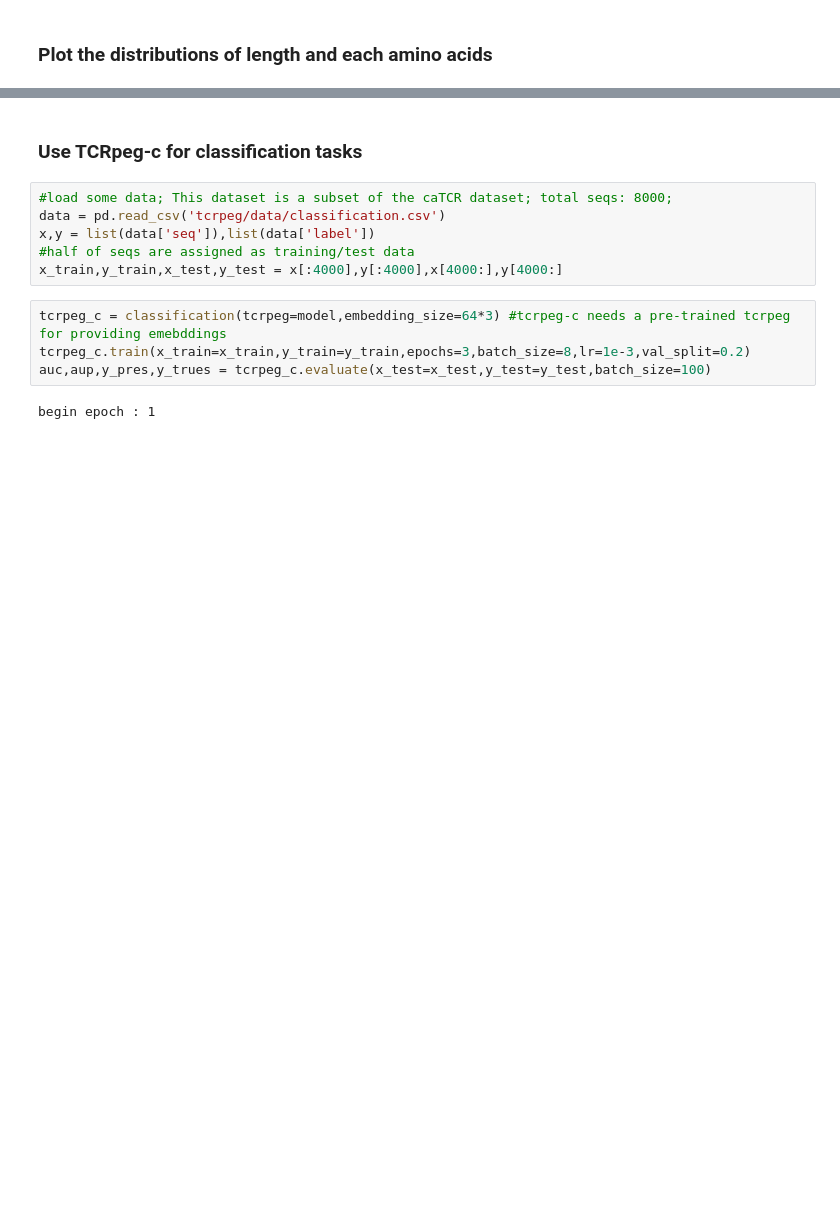
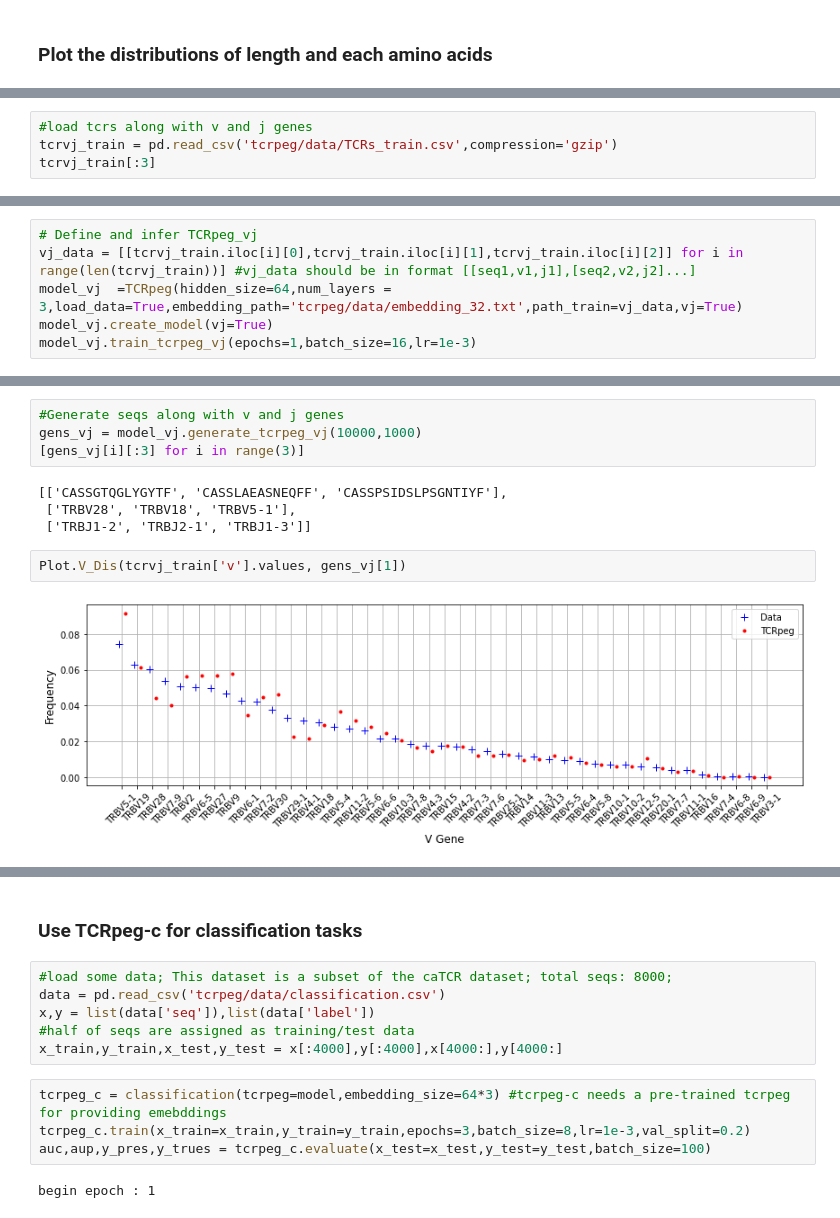
Before and after one commit to jiangdada1221/TCRpeg, a Jupyter notebook: tutorial.ipynb, the cells around one changed output, grey strips where cells are left out. Cells and saved outputs as stored; diff of their text form; blank space fills up the shorter version.

```diff
--- a/tutorial.ipynb
+++ b/tutorial.ipynb
@@ -95,0 +98,4 @@ Plot.AAs_Dis(tcrs_train,gens)
+# %%
+#load tcrs along with v and j genes
+tcrvj_train = pd.read_csv('tcrpeg/data/TCRs_train.csv',compression='gzip')
+tcrvj_train[:3]
@@ -95,0 +107,6 @@ Plot.AAs_Dis(tcrs_train,gens)
+# %%
+# Define and infer TCRpeg_vj
+vj_data = [[tcrvj_train.iloc[i][0],tcrvj_train.iloc[i][1],tcrvj_train.iloc[i][2]] for i in range(len(tcrvj_train))] #vj_data should be in format [[seq1,v1,j1],[seq2,v2,j2]...]
+model_vj  =TCRpeg(hidden_size=64,num_layers = 3,load_data=True,embedding_path='tcrpeg/data/embedding_32.txt',path_train=vj_data,vj=True)
+model_vj.create_model(vj=True)
+model_vj.train_tcrpeg_vj(epochs=1,batch_size=16,lr=1e-3)
@@ -95,0 +121,12 @@ Plot.AAs_Dis(tcrs_train,gens)
+# %%
+#Generate seqs along with v and j genes
+gens_vj = model_vj.generate_tcrpeg_vj(10000,1000)
+[gens_vj[i][:3] for i in range(3)]
+# %% [output]
+[['CASSGTQGLYGYTF', 'CASSLAEASNEQFF', 'CASSPSIDSLPSGNTIYF'],
+ ['TRBV28', 'TRBV18', 'TRBV5-1'],
+ ['TRBJ1-2', 'TRBJ2-1', 'TRBJ1-3']]
+# %%
+Plot.V_Dis(tcrvj_train['v'].values, gens_vj[1])
+# %% [output]
+[figure, added]
```
Also changed, not shown: parts of 15 cells of this notebook, 3 other files.
